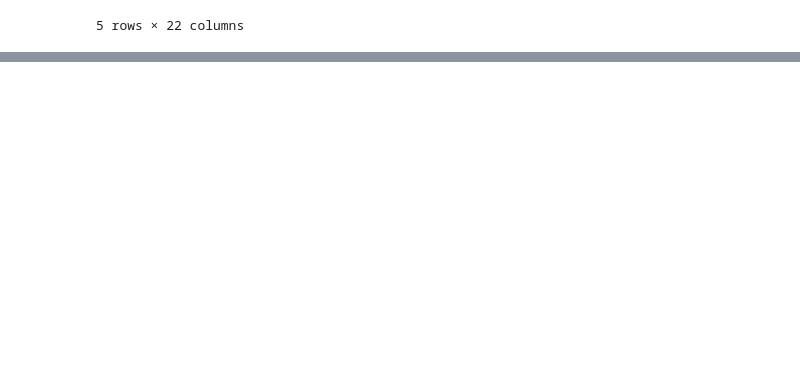
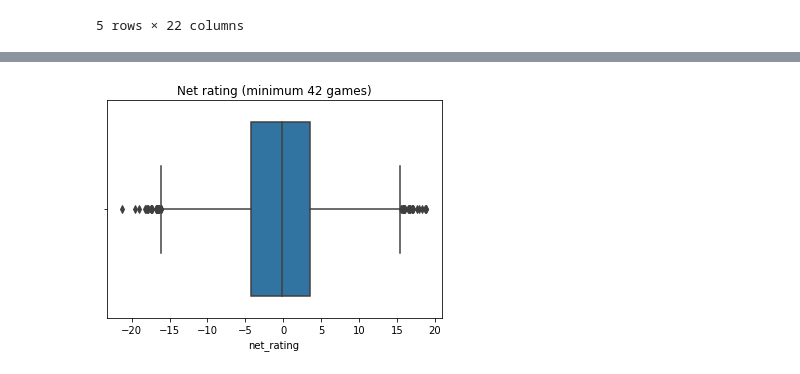
Before and after one commit to rommeljpadilla/project2, a Jupyter notebook: Project_2.ipynb, the cells around one changed output, grey strips where cells are left out. Cells and saved outputs as stored; diff of their text form; code cells hidden in the pictures; blank space fills up the shorter version.

```diff
--- a/Project_2.ipynb
+++ b/Project_2.ipynb
@@ -140,0 +148,5 @@ budget seems like a very important feature but it is the column missing the mmos
+# %%
+ax = sns.boxplot(data=df_gp_filter, x = 'net_rating')
+ax.set_title('Net rating (minimum 42 games)');
+# %% [output]
+[figure, added]
```
Also changed, not shown: parts of 22 cells of this notebook.
